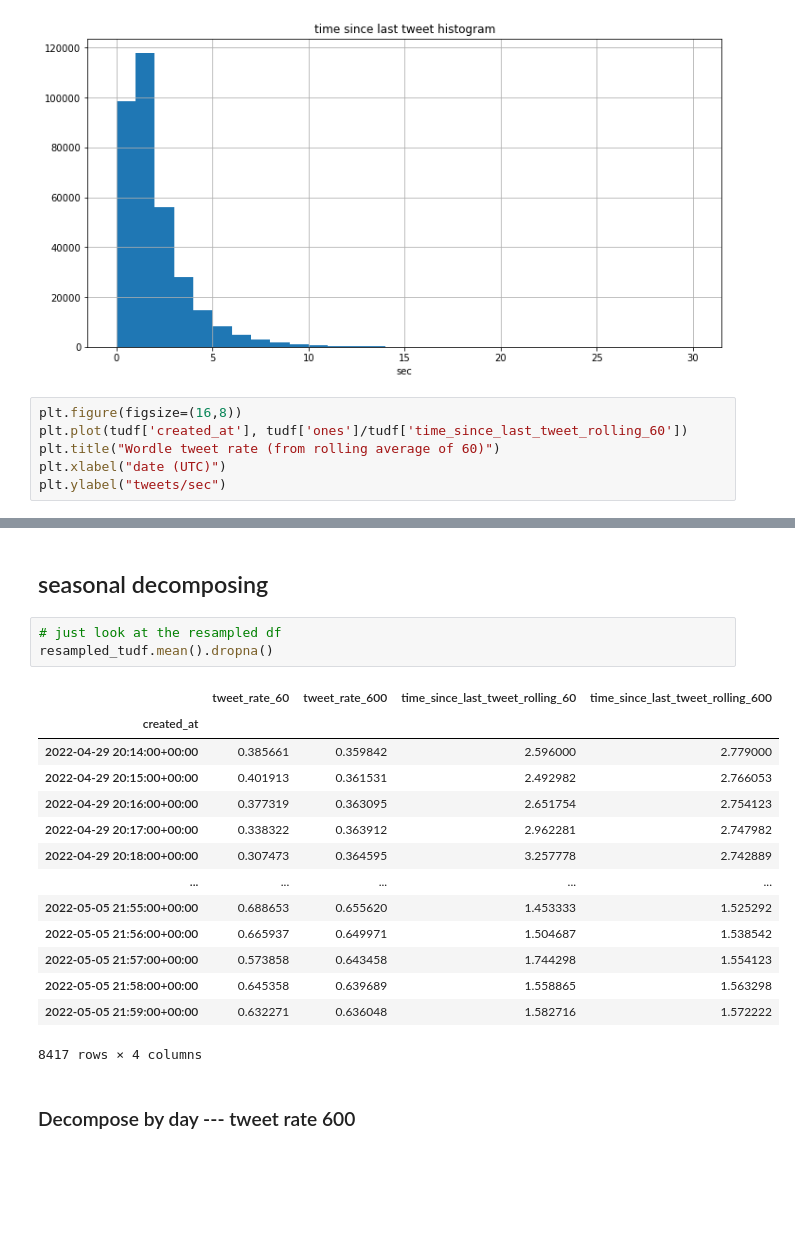
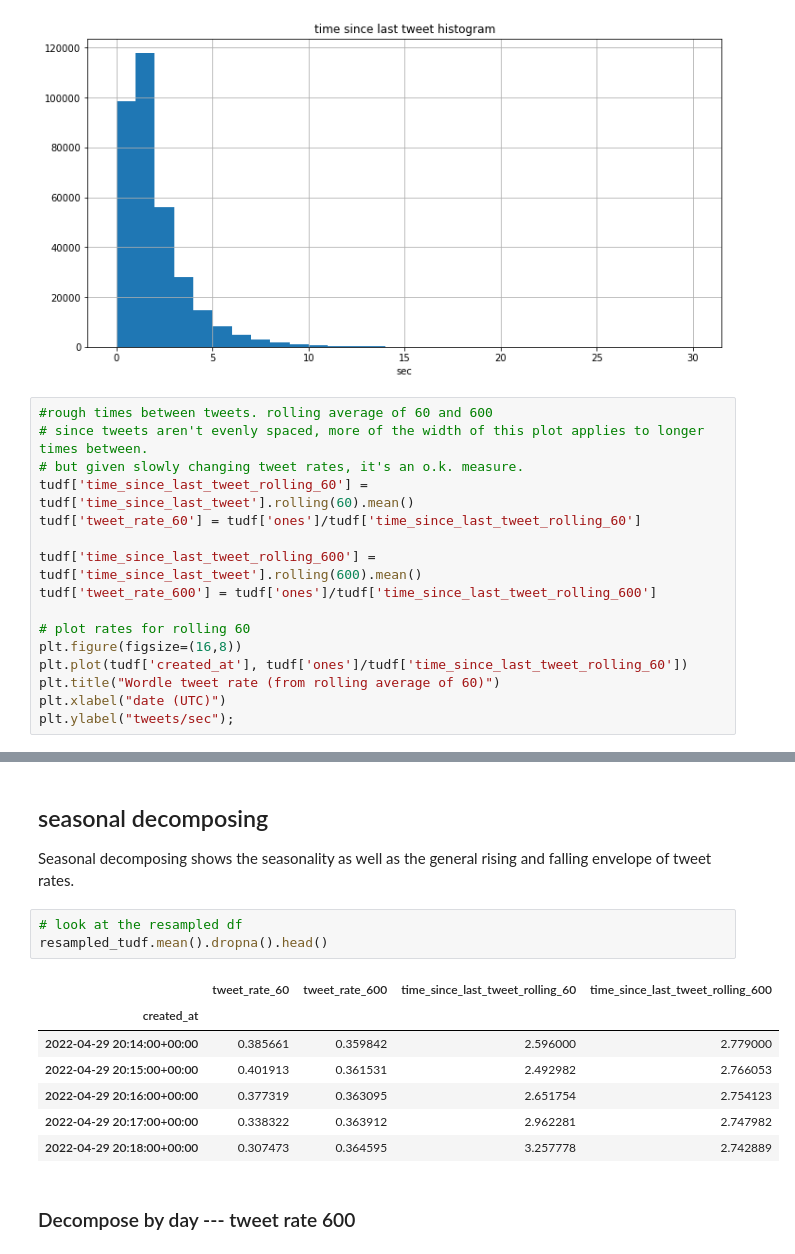
Before and after one commit to dtersegno/capstone, a Jupyter notebook: 3_EDA.ipynb, the cells around one changed output, grey strips where cells are left out. Cells and saved outputs as stored; diff of their text form; blank space fills up the shorter version.

```diff
--- a/3_EDA.ipynb
+++ b/3_EDA.ipynb
@@ -1622,9 +1630,19 @@ plt.xlabel('sec')
 Text(0.5, 0, 'sec')
 [figure]
 # %%
+#rough times between tweets. rolling average of 60 and 600
+# since tweets aren't evenly spaced, more of the width of this plot applies to longer times between.
+# but given slowly changing tweet rates, it's an o.k. measure.
+tudf['time_since_last_tweet_rolling_60'] = tudf['time_since_last_tweet'].rolling(60).mean()
+tudf['tweet_rate_60'] = tudf['ones']/tudf['time_since_last_tweet_rolling_60']
+
+tudf['time_since_last_tweet_rolling_600'] = tudf['time_since_last_tweet'].rolling(600).mean()
+tudf['tweet_rate_600'] = tudf['ones']/tudf['time_since_last_tweet_rolling_600']
+
+# plot rates for rolling 60
 plt.figure(figsize=(16,8))
 plt.plot(tudf['created_at'], tudf['ones']/tudf['time_since_last_tweet_rolling_60'])
 plt.title("Wordle tweet rate (from rolling average of 60)")
 plt.xlabel("date (UTC)")
-plt.ylabel("tweets/sec")
+plt.ylabel("tweets/sec");
 # %% [output]
@@ -1823,24 +1705,19 @@ resampled_tudf.mean()['tweet_rate_60'].plot(figsize=(12,6))
 # %% [markdown]
 
 ## seasonal decomposing
+
+Seasonal decomposing shows the seasonality as well as the general rising and falling envelope of tweet rates.
 # %%
-# just look at the resampled df
-resampled_tudf.mean().dropna()
+# look at the resampled df
+resampled_tudf.mean().dropna().head()
 # %% [output]
 |  | tweet_rate_60 | tweet_rate_600 | time_since_last_tweet_rolling_60 | time_since_last_tweet_rolling_600 |
 | created_at |  |  |  |  |
 | 2022-04-29 20:14:00+00:00 | 0.385661 | 0.359842 | 2.596000 | 2.779000 |
 | 2022-04-29 20:15:00+00:00 | 0.401913 | 0.361531 | 2.492982 | 2.766053 |
 | 2022-04-29 20:16:00+00:00 | 0.377319 | 0.363095 | 2.651754 | 2.754123 |
 | 2022-04-29 20:17:00+00:00 | 0.338322 | 0.363912 | 2.962281 | 2.747982 |
 | 2022-04-29 20:18:00+00:00 | 0.307473 | 0.364595 | 3.257778 | 2.742889 |
-| ... | ... | ... | ... | ... |
-| 2022-05-05 21:55:00+00:00 | 0.688653 | 0.655620 | 1.453333 | 1.525292 |
-| 2022-05-05 21:56:00+00:00 | 0.665937 | 0.649971 | 1.504687 | 1.538542 |
-| 2022-05-05 21:57:00+00:00 | 0.573858 | 0.643458 | 1.744298 | 1.554123 |
-| 2022-05-05 21:58:00+00:00 | 0.645358 | 0.639689 | 1.558865 | 1.563298 |
-| 2022-05-05 21:59:00+00:00 | 0.632271 | 0.636048 | 1.582716 | 1.572222 |
-8417 rows × 4 columns
 # %% [markdown]
 ### Decompose by day --- tweet rate 600
 # %%
```
Also changed, not shown: parts of 69 cells of this notebook, 2 other files.
